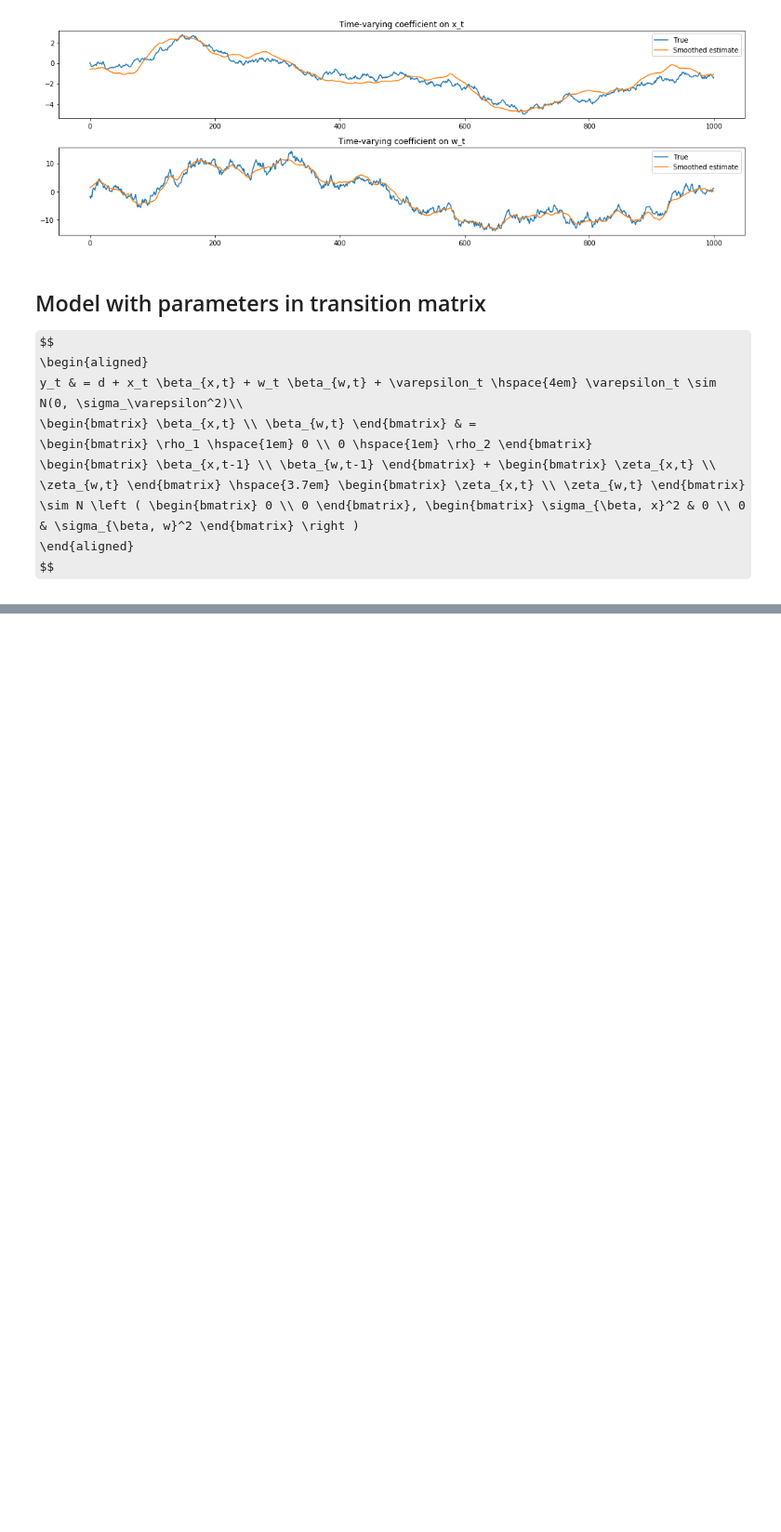
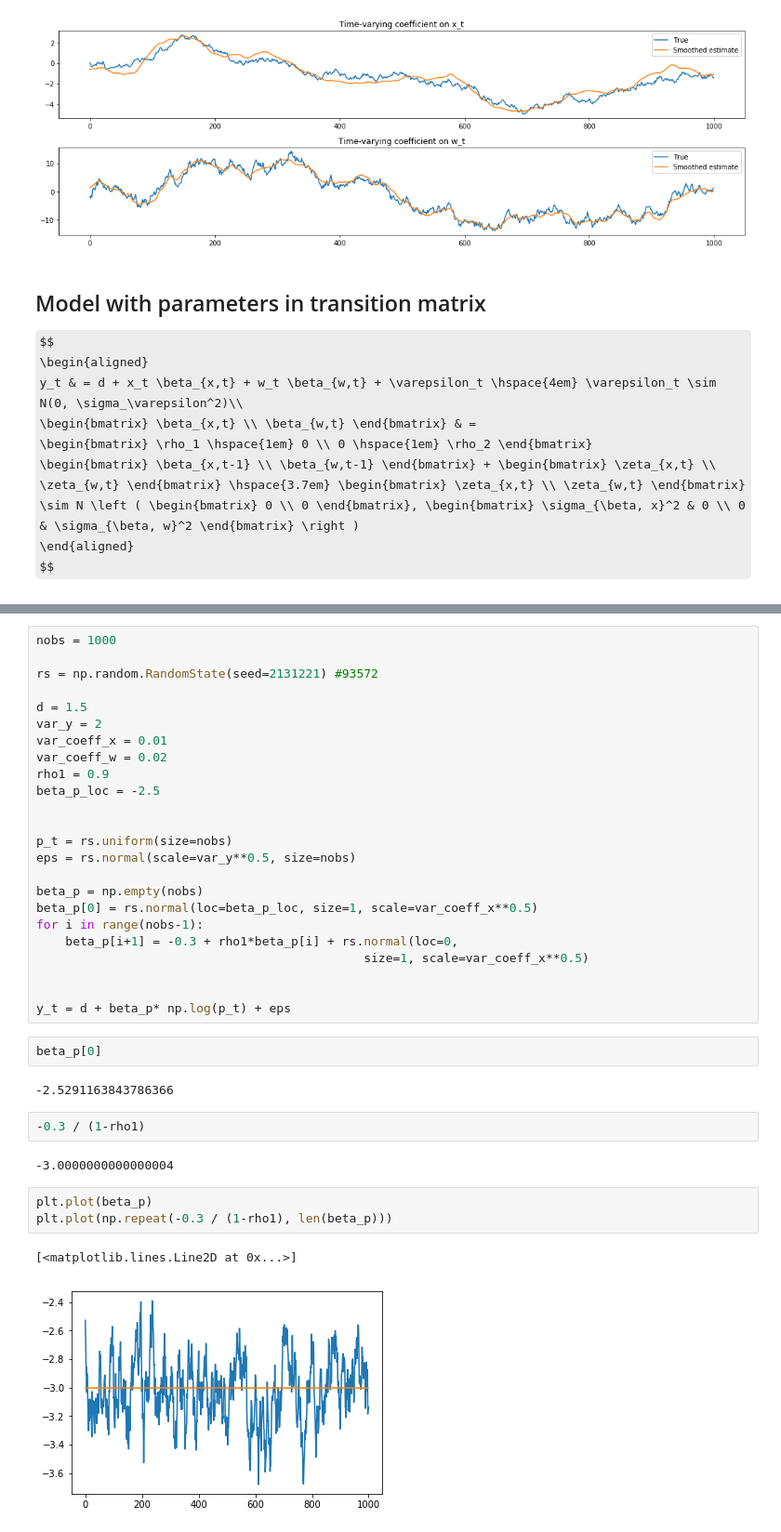
Before and after one commit to cdagnino/LearningModels, a Jupyter notebook: Notebooks/estimation/KalmanFilterDmd/fulton.ipynb, the cells around one changed output, grey strips where cells are left out. Shown: that part at 93% size. Cells and saved outputs as stored; diff of their text form; some formulas as TeX source; blank space fills up the shorter version.

```diff
--- a/Notebooks/estimation/KalmanFilterDmd/fulton.ipynb
+++ b/Notebooks/estimation/KalmanFilterDmd/fulton.ipynb
@@ -329,0 +297,38 @@ Warnings:
+# %%
+nobs = 1000
+
+rs = np.random.RandomState(seed=2131221) #93572
+
+d = 1.5
+var_y = 2
+var_coeff_x = 0.01
+var_coeff_w = 0.02
+rho1 = 0.9
+beta_p_loc = -2.5
+
+
+p_t = rs.uniform(size=nobs)
+eps = rs.normal(scale=var_y**0.5, size=nobs)
+
+beta_p = np.empty(nobs)
+beta_p[0] = rs.normal(loc=beta_p_loc, size=1, scale=var_coeff_x**0.5)
+for i in range(nobs-1):
+    beta_p[i+1] = -0.3 + rho1*beta_p[i] + rs.normal(loc=0,
+                                             size=1, scale=var_coeff_x**0.5)
+
+
+y_t = d + beta_p* np.log(p_t) + eps
+# %%
+beta_p[0]
+# %% [output]
+-2.5291163843786366
+# %%
+-0.3 / (1-rho1)
+# %% [output]
+-3.0000000000000004
+# %%
+plt.plot(beta_p)
+plt.plot(np.repeat(-0.3 / (1-rho1), len(beta_p)))
+# %% [output]
+[<matplotlib.lines.Line2D at 0x...>]
+[figure, added]
```
Also changed, not shown: parts of 8 cells of this notebook.
